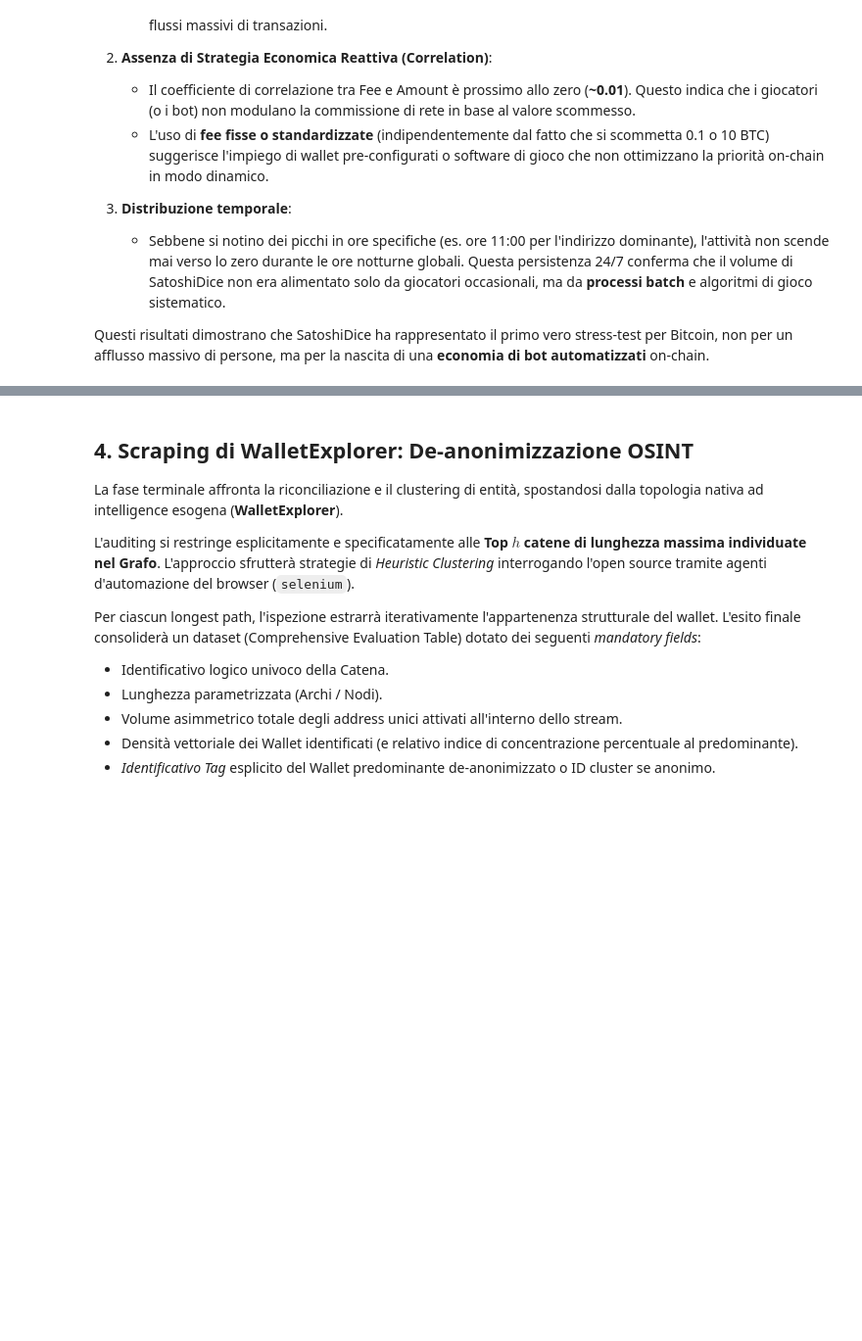
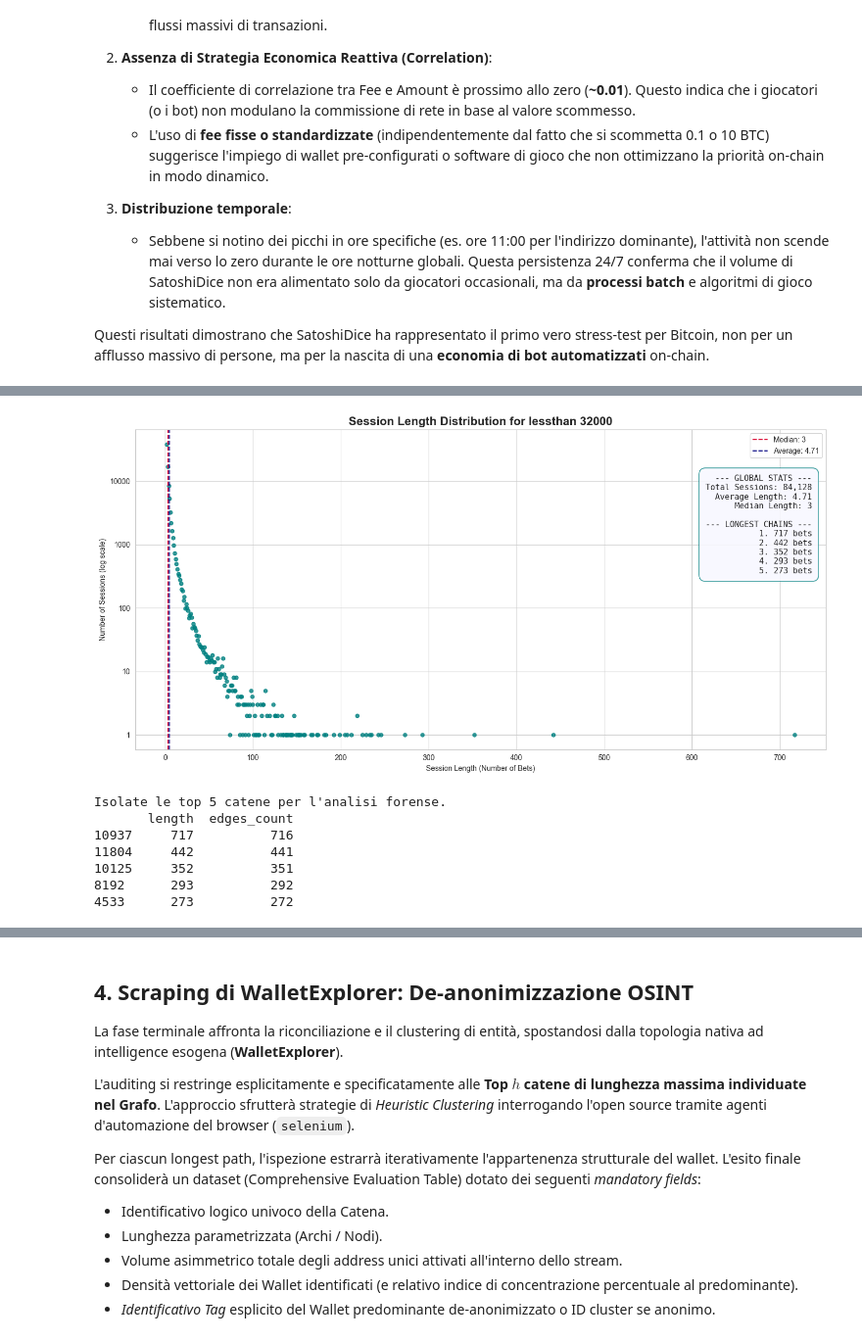
Before and after one commit to Hevial/betflow-satoshi-dice, a Jupyter notebook: notebooks/satoshi_dice_analysis.ipynb, the cells around one changed output, grey strips where cells are left out. Shown at 98% size. Cells and saved outputs as stored; diff of their text form; code cells hidden in the pictures; blank space fills up the shorter version.

```diff
--- a/notebooks/satoshi_dice_analysis.ipynb
+++ b/notebooks/satoshi_dice_analysis.ipynb
@@ -89,6 +89,10 @@ from src.visualizations import plot_address_popularity
 # Esecuzione dell'analisi: calcolo popolarità ordinata per WinOdds per osservare la distribuzione del rischio
 popularity_df = compute_address_popularity(outputs, mapping, satoshi_dice, sort_by='WinOdds', ascending=True)
 
+# Identificazione dell'indirizzo più popolare (con più scommesse) per focalizzare l'analisi delle catene
+# utile per la seconda parte dell'analisi (Graph Analysis)
+most_popular_address = popularity_df.sort_values('bet_count', ascending=False).iloc[0]['Name']
+
 # Visualizzazione dell'intero spettro di indirizzi (27) per mappare la distribuzione
 plot_address_popularity(popularity_df, top_n=27)
 # %% [output]
@@ -196,8 +206,25 @@ In questa sezione verranno ripristinate le catene logiche di interazione con il
 # %%
-import networkx as nx
+from src.analytics import reconstruct_bet_chains
+from src.visualizations import plot_chain_length_distribution
 
-# TODO: Costruzione del Grafo Diretto (G) seguendo la struttura Input/Change-Output.
-# - Filtraggio Simple Bets target
-# - Isolamento delle sequenze (Paths persistenti) e calcolo delle lunghezze
-# - Plotting della distribuzione di lunghezza delle sub-catene
-# ... (implementazione network analysis) ...
+# 1. Ricostruzione delle catene (Graph Analysis)
+# Passiamo solo inputs, outputs, mapping e satoshi_dice.
+chains_df, _ = reconstruct_bet_chains(inputs, outputs, mapping, satoshi_dice, target_name=most_popular_address)
+
+# 2. Visualizzazione della distribuzione delle lunghezze delle sessioni
+plot_chain_length_distribution(chains_df, most_popular_address)
+
+# 3. Selezione delle Top H catene per la fase di scraping (Step 6)
+h = 5
+top_chains = chains_df.sort_values('length', ascending=False).head(h).copy()
+print(f"Isolate le top {h} catene per l'analisi forense.")
+print(top_chains[['length', 'edges_count']])
+# %% [output]
+[figure, added]
+Isolate le top 5 catene per l'analisi forense.
+       length  edges_count
+10937     717          716
+11804     442          441
+10125     352          351
+8192      293          292
+4533      273          272
```
Also changed, not shown: parts of 2 cells of this notebook, 2 other files.
